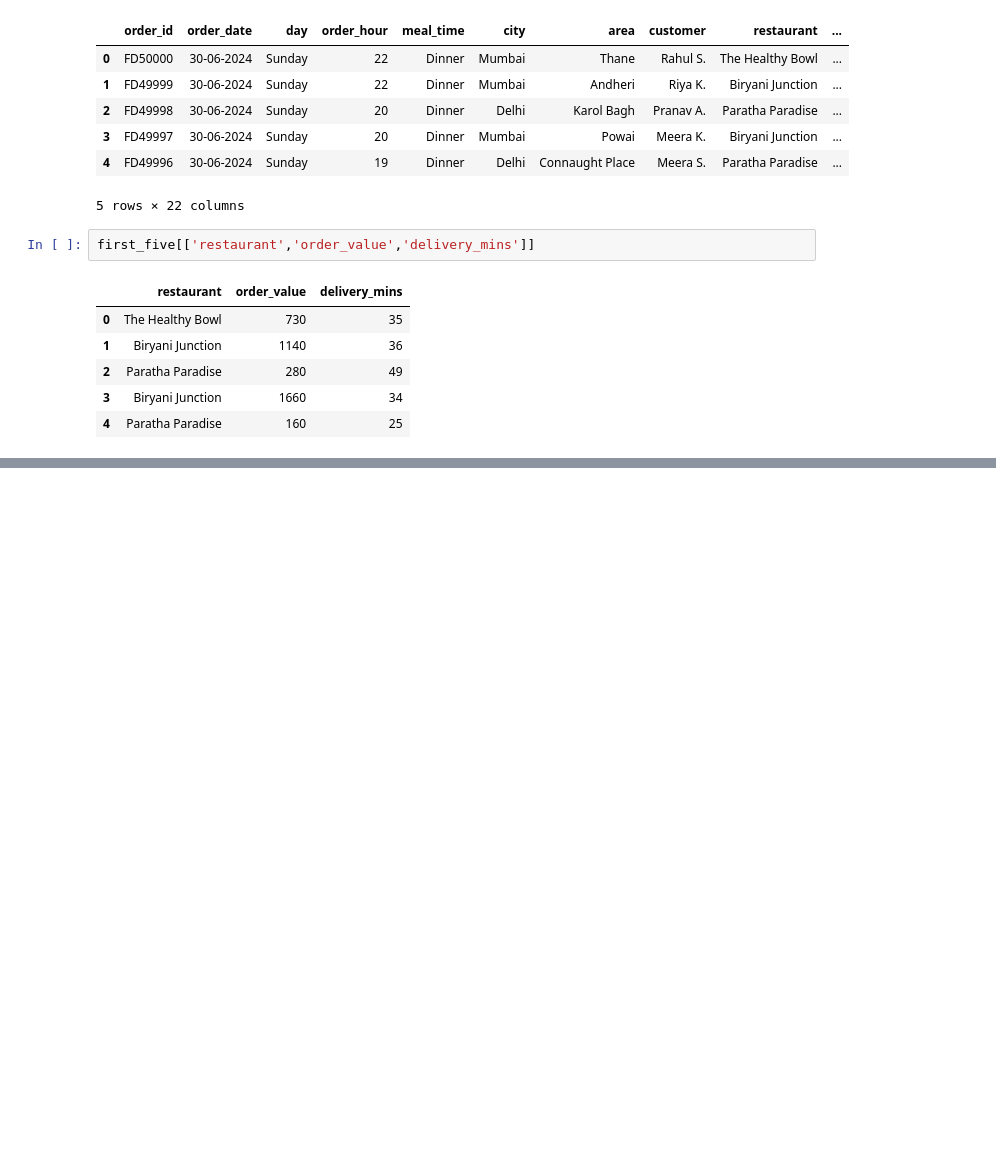
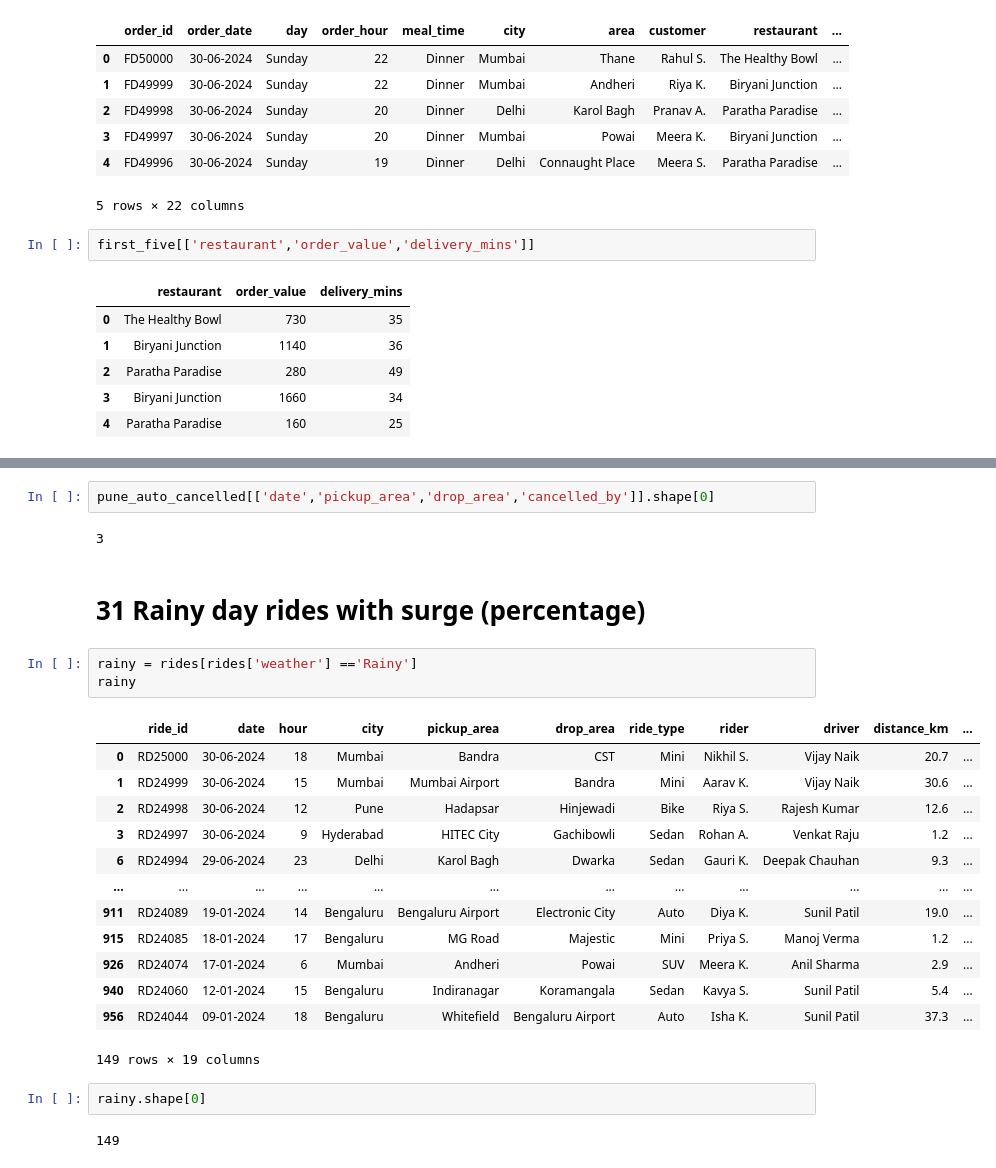
Before and after one commit to singh-amit-45/Data-Science, a Jupyter notebook: Libraries/Pandas/Pandas_DataFrame/DataFrame.ipynb, the cells around one changed output, grey strips where cells are left out. Saved outputs shown, nothing was run; the diff lists cells and outputs as text; blank space fills up the shorter version.

```diff
--- a/Libraries/Pandas/Pandas_DataFrame/DataFrame.ipynb
+++ b/Libraries/Pandas/Pandas_DataFrame/DataFrame.ipynb
@@ -666,0 +880,27 @@ first_five[['restaurant','order_value','delivery_mins']]
+# %%
+pune_auto_cancelled[['date','pickup_area','drop_area','cancelled_by']].shape[0]
+# %% [output]
+3
+# %% [markdown]
+ # 31 Rainy day rides with surge (percentage)
+# %%
+rainy = rides[rides['weather'] =='Rainy']
+rainy
+# %% [output]
+|  | ride_id | date | hour | city | pickup_area | drop_area | ride_type | rider | driver | distance_km | ... |
+| 0 | RD25000 | 30-06-2024 | 18 | Mumbai | Bandra | CST | Mini | Nikhil S. | Vijay Naik | 20.7 | ... |
+| 1 | RD24999 | 30-06-2024 | 15 | Mumbai | Mumbai Airport | Bandra | Mini | Aarav K. | Vijay Naik | 30.6 | ... |
+| 2 | RD24998 | 30-06-2024 | 12 | Pune | Hadapsar | Hinjewadi | Bike | Riya S. | Rajesh Kumar | 12.6 | ... |
+| 3 | RD24997 | 30-06-2024 | 9 | Hyderabad | HITEC City | Gachibowli | Sedan | Rohan A. | Venkat Raju | 1.2 | ... |
+| 6 | RD24994 | 29-06-2024 | 23 | Delhi | Karol Bagh | Dwarka | Sedan | Gauri K. | Deepak Chauhan | 9.3 | ... |
+| ... | ... | ... | ... | ... | ... | ... | ... | ... | ... | ... | ... |
+| 911 | RD24089 | 19-01-2024 | 14 | Bengaluru | Bengaluru Airport | Electronic City | Auto | Diya K. | Sunil Patil | 19.0 | ... |
+| 915 | RD24085 | 18-01-2024 | 17 | Bengaluru | MG Road | Majestic | Mini | Priya S. | Manoj Verma | 1.2 | ... |
+| 926 | RD24074 | 17-01-2024 | 6 | Mumbai | Andheri | Powai | SUV | Meera K. | Anil Sharma | 2.9 | ... |
+| 940 | RD24060 | 12-01-2024 | 15 | Bengaluru | Indiranagar | Koramangala | Sedan | Kavya S. | Sunil Patil | 5.4 | ... |
+| 956 | RD24044 | 09-01-2024 | 18 | Bengaluru | Whitefield | Bengaluru Airport | Auto | Isha K. | Sunil Patil | 37.3 | ... |
+149 rows × 19 columns
+# %%
+rainy.shape[0]
+# %% [output]
+149
```
Also changed, not shown: parts of 34 cells of this notebook.
